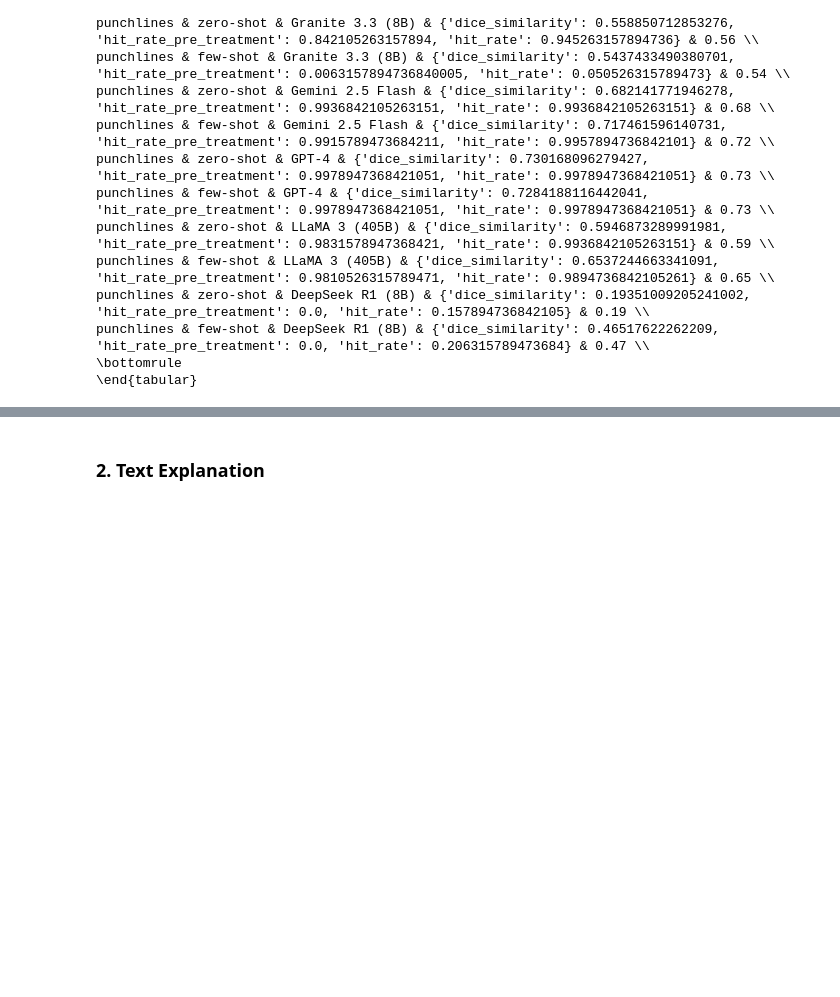
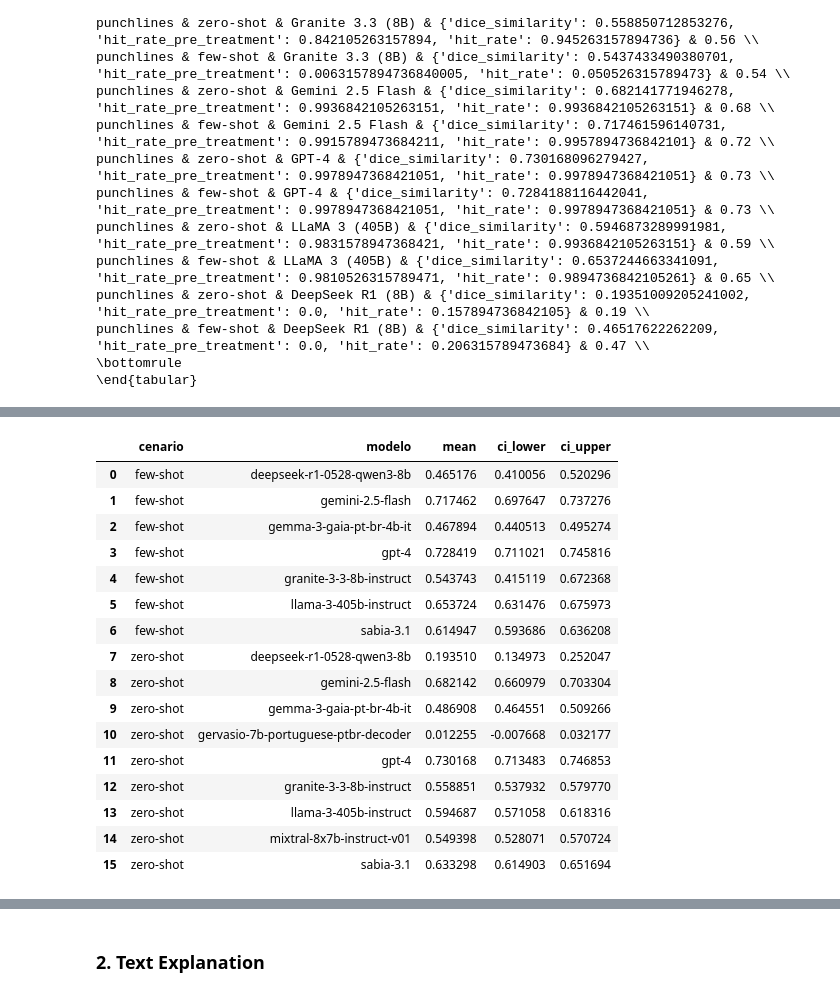
Before and after one commit to llm-pt-ibm/brazilian_northeast_humor_benchmark, a Jupyter notebook: results_exploration.ipynb, the cells around one changed output, grey strips where cells are left out. Cells and saved outputs as stored; diff of their text form; code cells hidden in the pictures; blank space fills up the shorter version.

```diff
--- a/results_exploration.ipynb
+++ b/results_exploration.ipynb
@@ -189,0 +312,16 @@ punchlines & few-shot & DeepSeek R1 (8B) & {'dice_similarity': 0.46517622262209,
+# %%
+def to_list(x):
+    if isinstance(x, str):
+        return json.loads(x)
+    elif isinstance(x, list):
+        return x
+    else:
+        return []  # caso seja None ou outro tipo inesperado
+
+df_individuals['punchlines'] = df_individuals['punchlines'].apply(to_list)
+df_exploded = df_individuals.explode('punchlines')
+df_exploded = df_exploded.rename(columns={'punchlines': 'punchlines'})
+df_exploded = df_exploded[['cenario', 'modelo', 'punchlines']]
+
+df_exploded['dice_sim'] = df_exploded['punchlines'].apply(lambda x: x['dice_similarity'])
+df_exploded
@@ -189,0 +342,50 @@ punchlines & few-shot & DeepSeek R1 (8B) & {'dice_similarity': 0.46517622262209,
+# %%
+import scipy.stats as st
+
+df_exploded['dice_sim'] = pd.to_numeric(df_exploded['dice_sim'], errors='coerce')
+
+# Remove linhas com NaN
+df_exploded = df_exploded.dropna(subset=['dice_sim'])
+
+# Função de média e IC
+def mean_confidence_interval(data, confidence=0.95):
+    n = len(data)
+    mean = data.mean()
+    if n < 2:
+        return mean, mean, mean
+    se = st.sem(data)  # erro padrão da média
+    h = se * st.t.ppf((1 + confidence) / 2., n-1)
+    return mean, mean - h, mean + h
+
+# Agrupa e calcula
+summary_list = []
+for (cenario, modelo), group in df_exploded.groupby(['cenario', 'modelo']):
+    mean, ci_lower, ci_upper = mean_confidence_interval(group['dice_sim'])
+    summary_list.append({
+        'cenario': cenario,
+        'modelo': modelo,
+        'mean': mean,
+        'ci_lower': ci_lower,
+        'ci_upper': ci_upper
+    })
+
+summary_df = pd.DataFrame(summary_list)
+summary_df
+# %% [output]
+|  | cenario | modelo | mean | ci_lower | ci_upper |
+| 0 | few-shot | deepseek-r1-0528-qwen3-8b | 0.465176 | 0.410056 | 0.520296 |
+| 1 | few-shot | gemini-2.5-flash | 0.717462 | 0.697647 | 0.737276 |
+| 2 | few-shot | gemma-3-gaia-pt-br-4b-it | 0.467894 | 0.440513 | 0.495274 |
+| 3 | few-shot | gpt-4 | 0.728419 | 0.711021 | 0.745816 |
+| 4 | few-shot | granite-3-3-8b-instruct | 0.543743 | 0.415119 | 0.672368 |
+| 5 | few-shot | llama-3-405b-instruct | 0.653724 | 0.631476 | 0.675973 |
+| 6 | few-shot | sabia-3.1 | 0.614947 | 0.593686 | 0.636208 |
+| 7 | zero-shot | deepseek-r1-0528-qwen3-8b | 0.193510 | 0.134973 | 0.252047 |
+| 8 | zero-shot | gemini-2.5-flash | 0.682142 | 0.660979 | 0.703304 |
+| 9 | zero-shot | gemma-3-gaia-pt-br-4b-it | 0.486908 | 0.464551 | 0.509266 |
+| 10 | zero-shot | gervasio-7b-portuguese-ptbr-decoder | 0.012255 | -0.007668 | 0.032177 |
+| 11 | zero-shot | gpt-4 | 0.730168 | 0.713483 | 0.746853 |
+| 12 | zero-shot | granite-3-3-8b-instruct | 0.558851 | 0.537932 | 0.579770 |
+| 13 | zero-shot | llama-3-405b-instruct | 0.594687 | 0.571058 | 0.618316 |
+| 14 | zero-shot | mixtral-8x7b-instruct-v01 | 0.549398 | 0.528071 | 0.570724 |
+| 15 | zero-shot | sabia-3.1 | 0.633298 | 0.614903 | 0.651694 |
```
Also changed, not shown: parts of 11 cells of this notebook, 5 other files.
